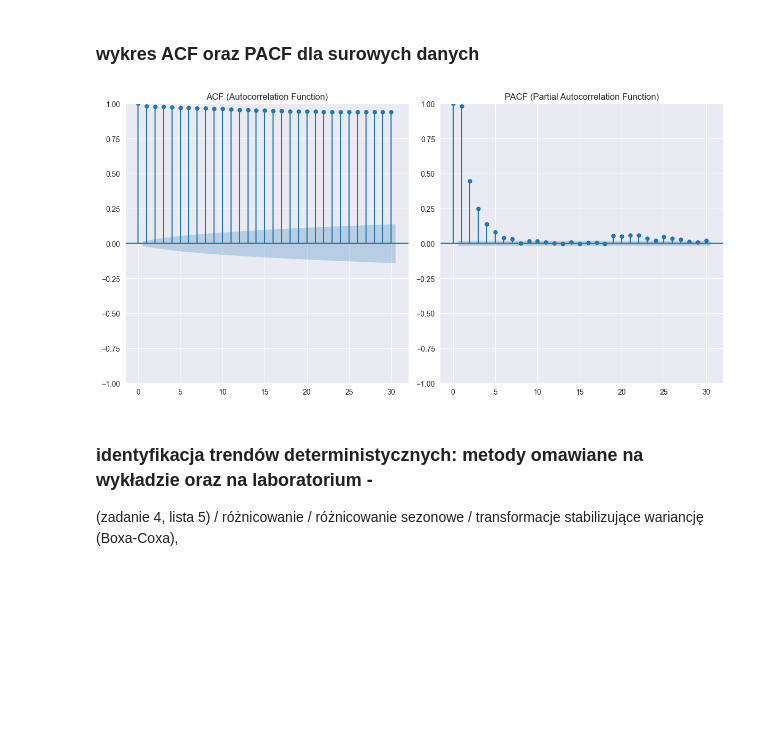
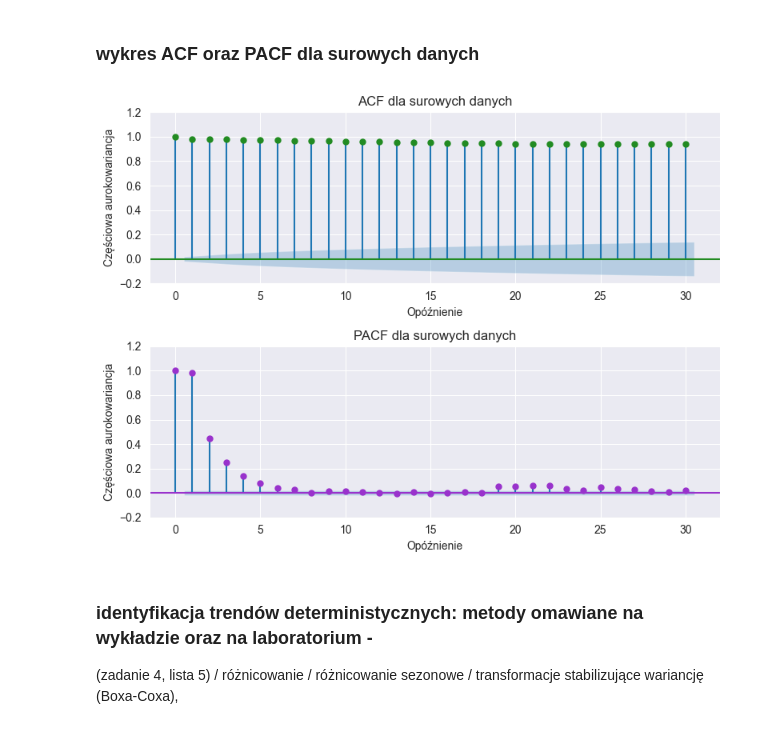
Before and after one commit to AmeliaBieda/Egg_Sales, a Jupyter notebook: raport.ipynb, the cells around one changed output. Drawn from its saved outputs; the diff is of its cells as text; code cells hidden in the pictures; blank space fills up the shorter version.

```diff
--- a/raport.ipynb
+++ b/raport.ipynb
@@ -7,7 +7,7 @@ import matplotlib.pyplot as plt
 import seaborn as sns
 import random
 
-sns.set_style('darkgrid')
+#sns.set_style('darkgrid')
 
 from statsmodels.tsa.arima_process import ArmaProcess, arma_acovf, arma_acf, arma_pacf
 from statsmodels.tsa.arima.model import ARIMA
@@ -19,4 +19,4 @@ from statsmodels.tsa.holtwinters import ExponentialSmoothing
 
 from sklearn.linear_model import LinearRegression
 from scipy.optimize import curve_fit
-import pmdarima as pm
+#import pmdarima as pm
@@ -167,23 +170,29 @@ train_data
 # %% [markdown]
 ### wykres ACF oraz PACF dla surowych danych
 # %%
-plt.figure(figsize=(12, 6))
+plt.figure(figsize=(8, 6))
 
 # Wykres ACF (Autocorrelation Function)
-plt.subplot(1, 2, 1)
-plot_acf(data['Egg Sales'], lags=30, ax=plt.gca(), alpha=0.05) #wydaje mi sie ze powinnysmy uzywac data a nie train_data
-plt.title("ACF (Autocorrelation Function)")
+plt.subplot(2, 1, 1)
+plot_acf(data['Egg Sales'], lags=30, ax=plt.gca(), alpha=0.05, color='forestgreen')
+plt.title("ACF dla surowych danych")
+plt.xlabel('Opóźnienie')
+plt.ylabel('Częściowa aurokowariancja')
+plt.ylim((-0.2,1.2))
 
 # Wykres PACF (Partial Autocorrelation Function)
-plt.subplot(1, 2, 2)
-plot_pacf(data['Egg Sales'], lags=30, ax=plt.gca(), alpha=0.05)
-plt.title("PACF (Partial Autocorrelation Function)")
+plt.subplot(2, 1, 2)
+plot_pacf(data['Egg Sales'], lags=30, ax=plt.gca(), alpha=0.05, color='darkorchid')
+plt.xlabel('Opóźnienie')
+plt.ylabel('Częściowa aurokowariancja')
+plt.title("PACF dla surowych danych")
+plt.ylim((-0.2,1.2))
 
 plt.tight_layout()
 #(Boxa-Coxa),
 plt.show()
 # %% [output]
-[figure, old version]
+[figure, new version]
 # %% [markdown]
 ### identyfikacja trendów deterministycznych: metody omawiane na wykładzie oraz na laboratorium -
 (zadanie 4, lista 5) / różnicowanie / różnicowanie sezonowe / transformacje stabilizujące wariancję
```
Also changed, not shown: parts of 11 cells of this notebook.
